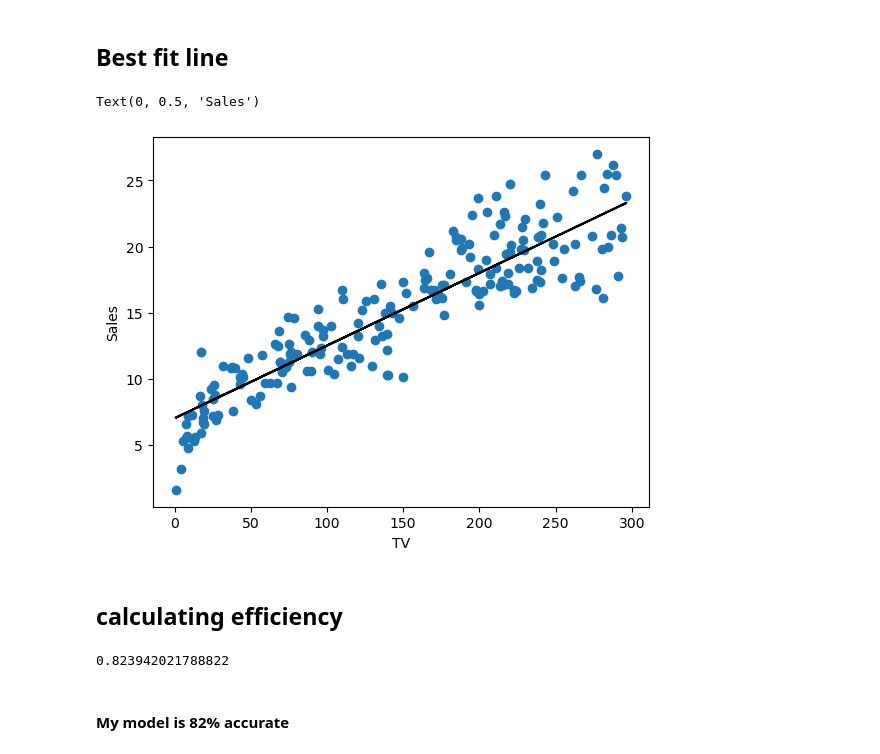
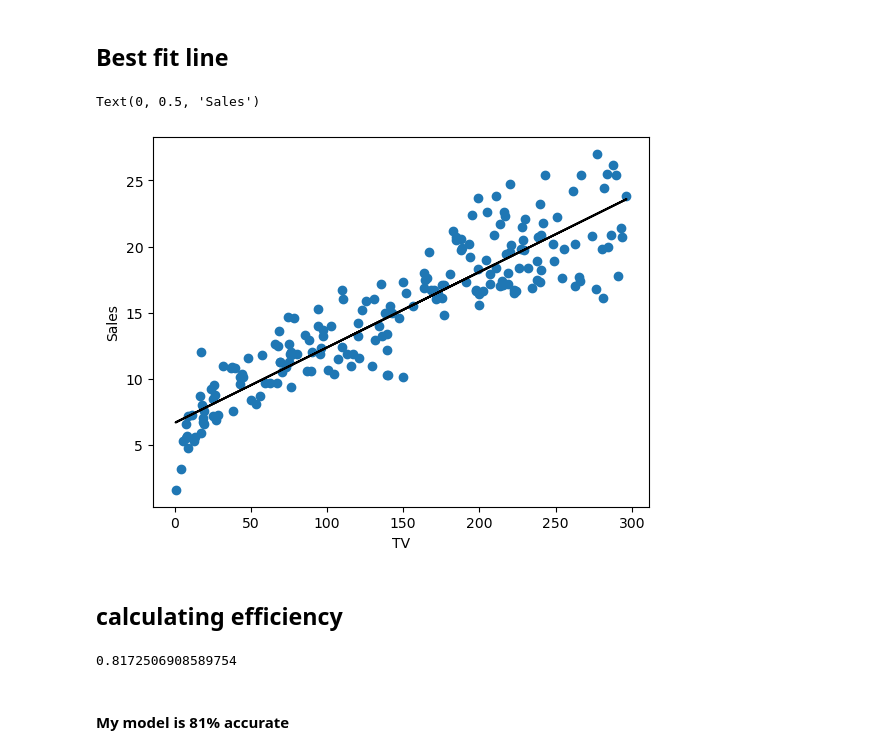
Before and after one commit to doer431/statistical-ml-from-scratch, a Jupyter notebook: Regression/Linear_regression/02_Sales_preddiction/index.ipynb, the cells around one changed output. Drawn from its saved outputs; the diff is of its cells as text; code cells hidden in the pictures.

```diff
--- a/Regression/Linear_regression/02_Sales_preddiction/index.ipynb
+++ b/Regression/Linear_regression/02_Sales_preddiction/index.ipynb
@@ -49,19 +49,19 @@ y_pred = model.predict(x_train)
 ## Best fit line
 # %%
 plt.scatter( data["TV"], data["Sales"] )
-plt.plot(x_train, y_pred, color = "black")
+plt.plot(x_train, model.predict(x_train), color = "black")
 plt.xlabel("TV")
 plt.ylabel("Sales")
 # %% [output]
 Text(0, 0.5, 'Sales')
-[figure, old version]
+[figure, new version]
 # %% [markdown]
 ## calculating efficiency
 # %%
 from sklearn.metrics import r2_score
-r2 = r2_score(y_train , y_pred)
+r2 = r2_score(y_test , y_pred)
 r2
 # %% [output]
-0.823942021788822
+0.8172506908589754
 # %% [markdown]
-#### My model is 82% accurate
+#### My model is 81% accurate
```
Also changed, not shown: parts of 2 cells of this notebook, 4 other files.
